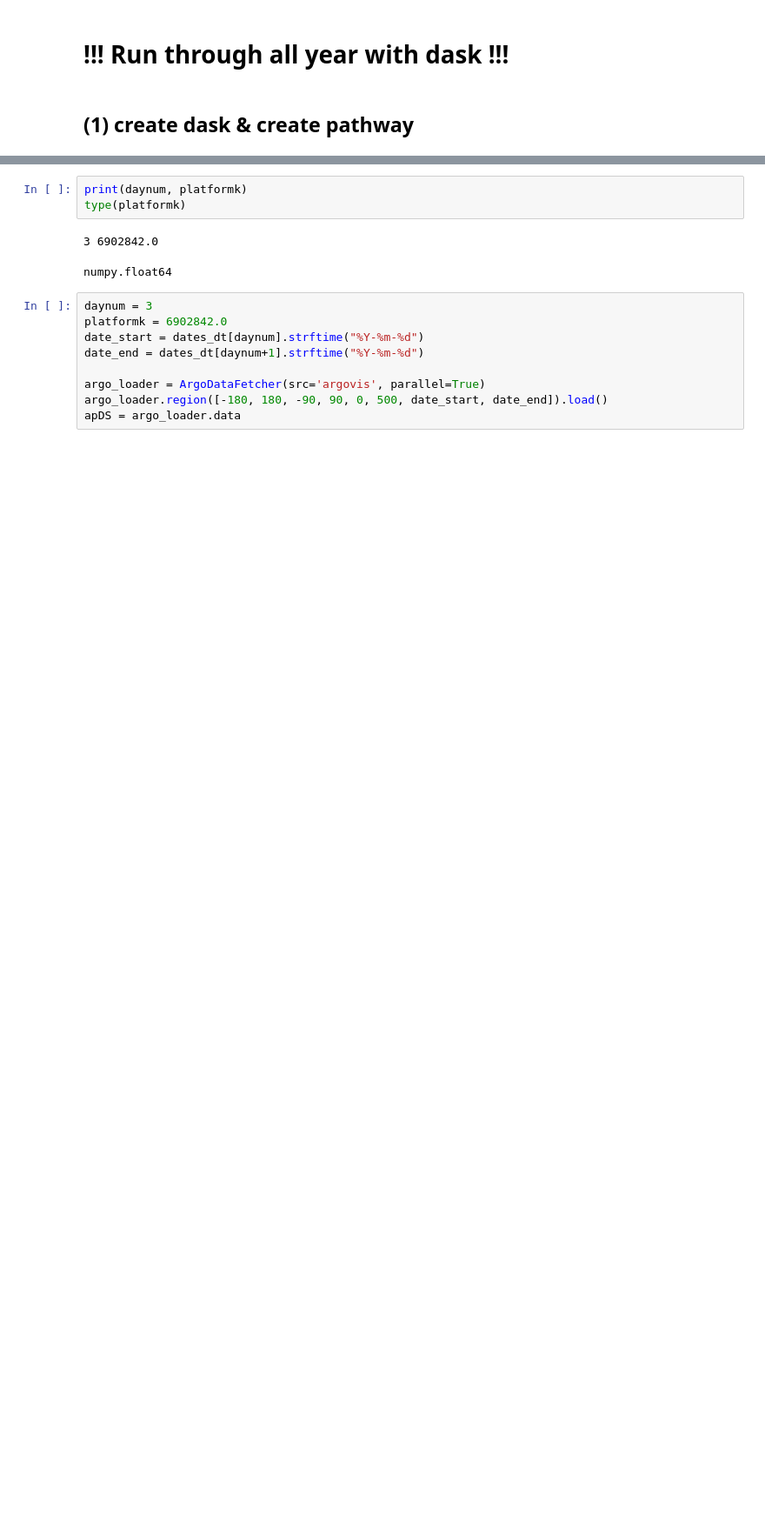
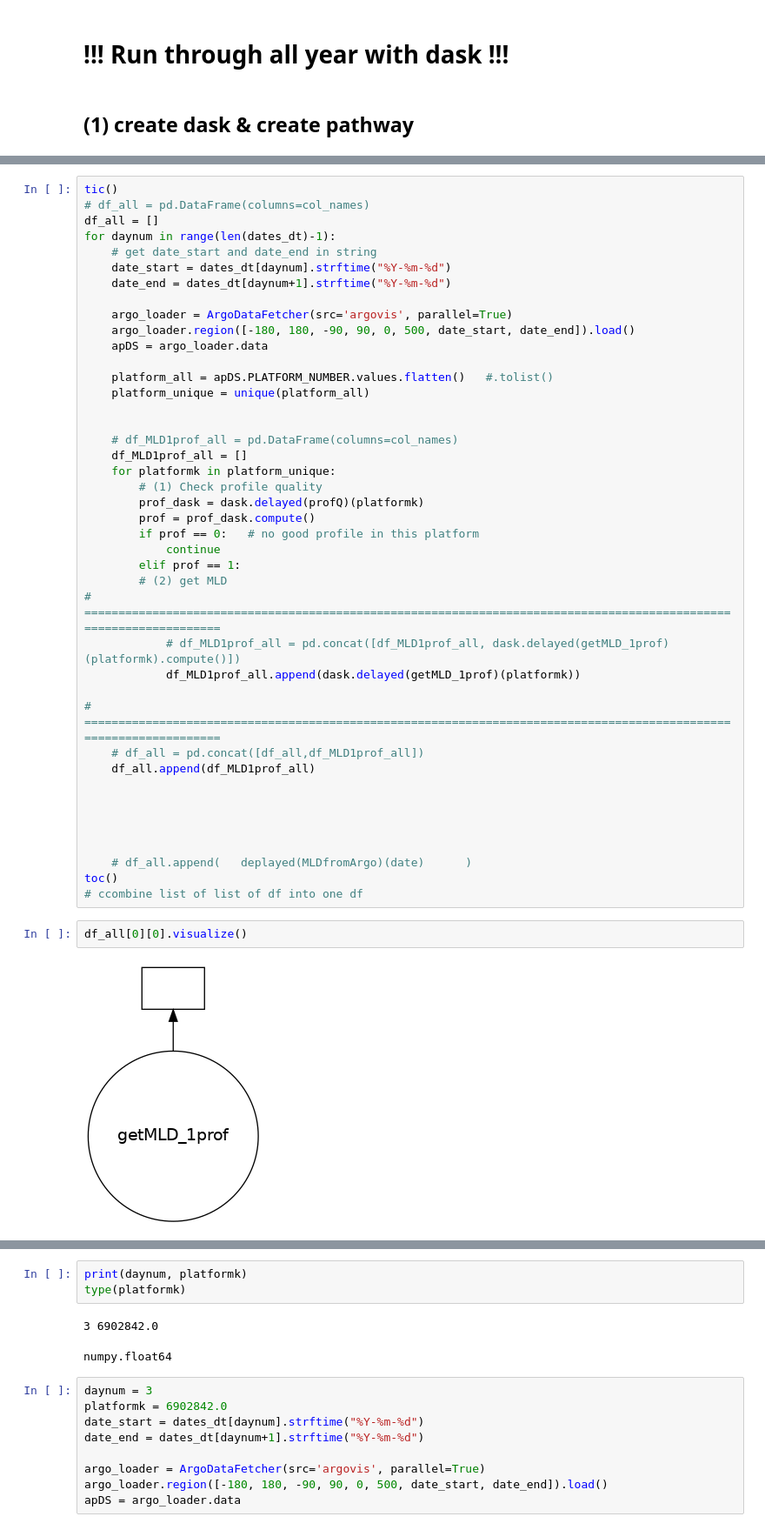
Before and after one commit to JerryLIU-Junzhe/rces-final-project, a Jupyter notebook: rces_final_project.ipynb, the cells around one changed output, grey strips where cells are left out. Shown at 87% size. Cells and saved outputs as stored; diff of their text form; blank space fills up the shorter version.

Commit message:
dask try

```diff
--- a/rces_final_project.ipynb
+++ b/rces_final_project.ipynb
@@ -740,0 +731,46 @@ for daynum in range(len(dates_dt)-1):
+# %%
+tic()
+# df_all = pd.DataFrame(columns=col_names)
+df_all = []
+for daynum in range(len(dates_dt)-1):
+    # get date_start and date_end in string
+    date_start = dates_dt[daynum].strftime("%Y-%m-%d")
+    date_end = dates_dt[daynum+1].strftime("%Y-%m-%d")
+
+    argo_loader = ArgoDataFetcher(src='argovis', parallel=True)
+    argo_loader.region([-180, 180, -90, 90, 0, 500, date_start, date_end]).load()
+    apDS = argo_loader.data
+
+    platform_all = apDS.PLATFORM_NUMBER.values.flatten()   #.tolist()
+    platform_unique = unique(platform_all)
+
+
+    # df_MLD1prof_all = pd.DataFrame(columns=col_names)
+    df_MLD1prof_all = []
+    for platformk in platform_unique:
+        # (1) Check profile quality
+        prof_dask = dask.delayed(profQ)(platformk)
+        prof = prof_dask.compute()
+        if prof == 0:   # no good profile in this platform
+            continue
+        elif prof == 1:
+        # (2) get MLD
+# ===================================================================================================================
+            # df_MLD1prof_all = pd.concat([df_MLD1prof_all, dask.delayed(getMLD_1prof)(platformk).compute()])
+            df_MLD1prof_all.append(dask.delayed(getMLD_1prof)(platformk))
+
+# ===================================================================================================================
+    # df_all = pd.concat([df_all,df_MLD1prof_all])
+    df_all.append(df_MLD1prof_all)
+
+
+
+
+
+    # df_all.append(   deplayed(MLDfromArgo)(date)      )
+toc()
+# ccombine list of list of df into one df
+# %%
+df_all[0][0].visualize()
+# %% [output]
+[figure, added]
```
Also changed, not shown: parts of 17 cells of this notebook.
